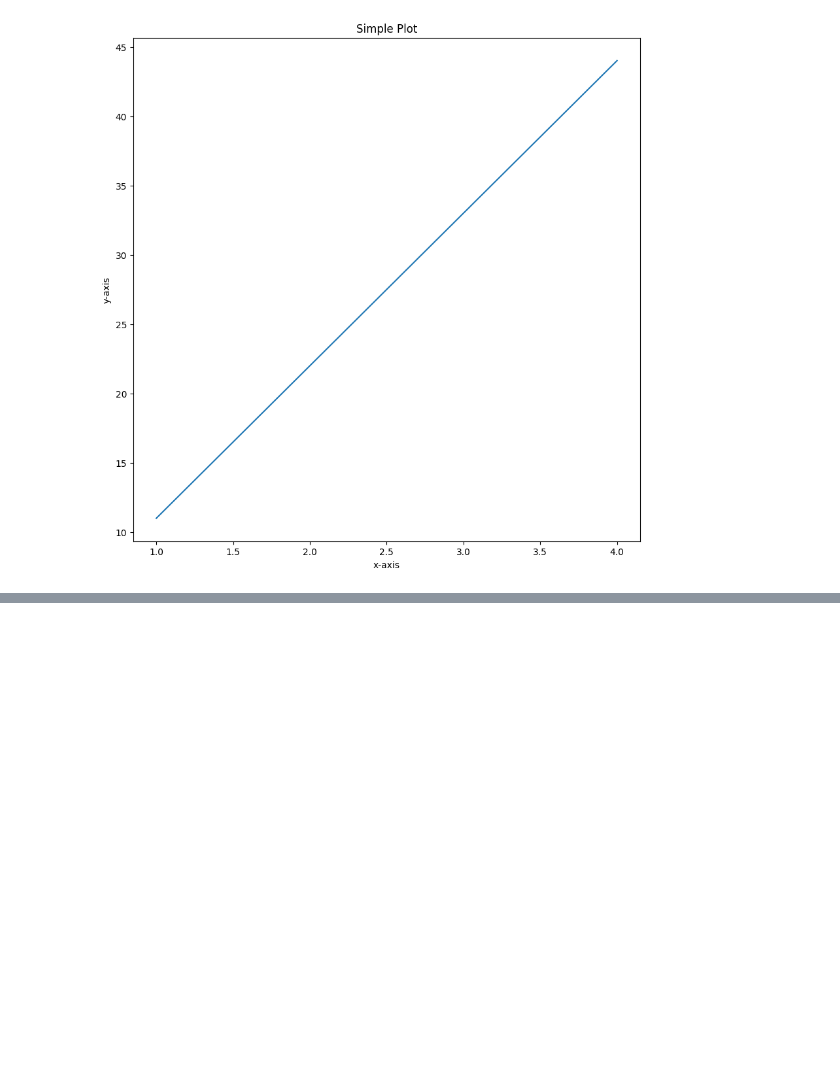
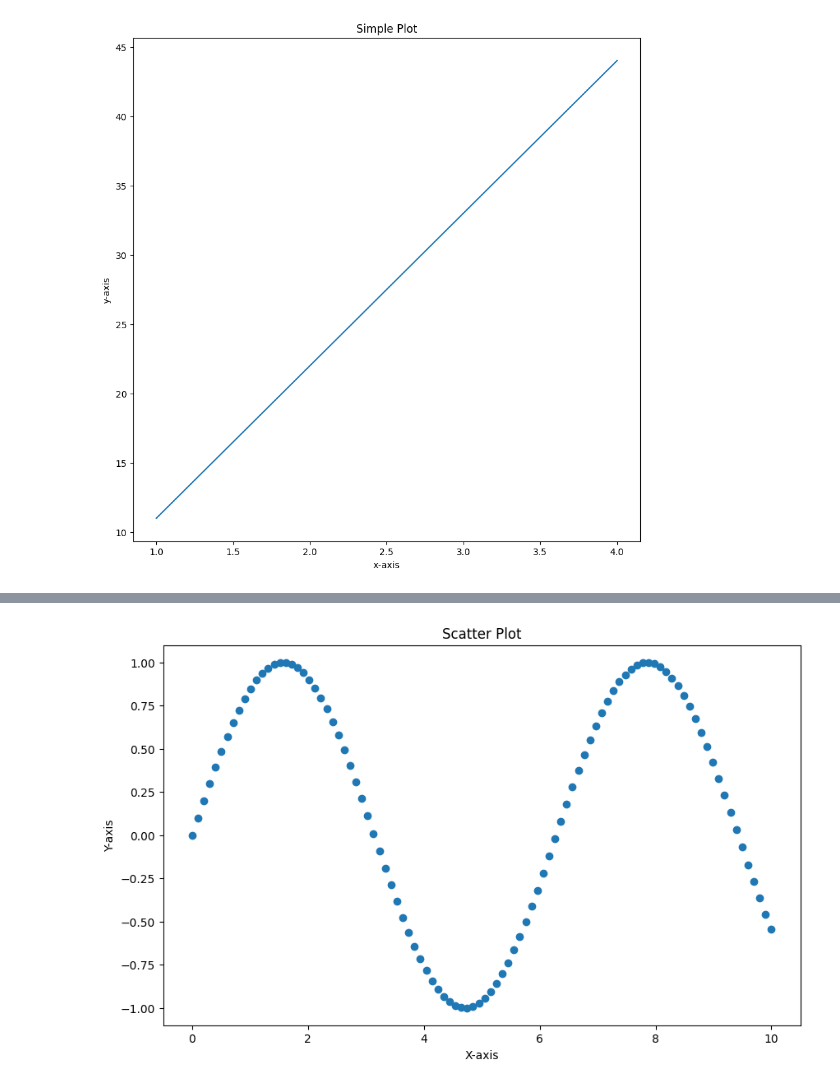
Before and after one commit to StarDust130/ML-101, a Jupyter notebook: Matplotlib/Introduction-to-Matplotlib.ipynb, the cells around one changed output, grey strips where cells are left out. Drawn from its saved outputs; the diff is of its cells as text; code cells hidden in the pictures; blank space fills up the shorter version.

```diff
--- a/Matplotlib/Introduction-to-Matplotlib.ipynb
+++ b/Matplotlib/Introduction-to-Matplotlib.ipynb
@@ -71,0 +98,11 @@ plt.show() # shows the plot ✌️
+# %%
+# Use same data to make a scatter plot
+fig, ax = plt.subplots(figsize=(10, 6))
+ax.scatter(x, y);
+ax.set(title="Scatter Plot",
+       xlabel="X-axis",
+       ylabel="Y-axis")
+
+plt.show()
+# %% [output]
+[figure, added]
```
Also changed, not shown: parts of 2 cells of this notebook.
